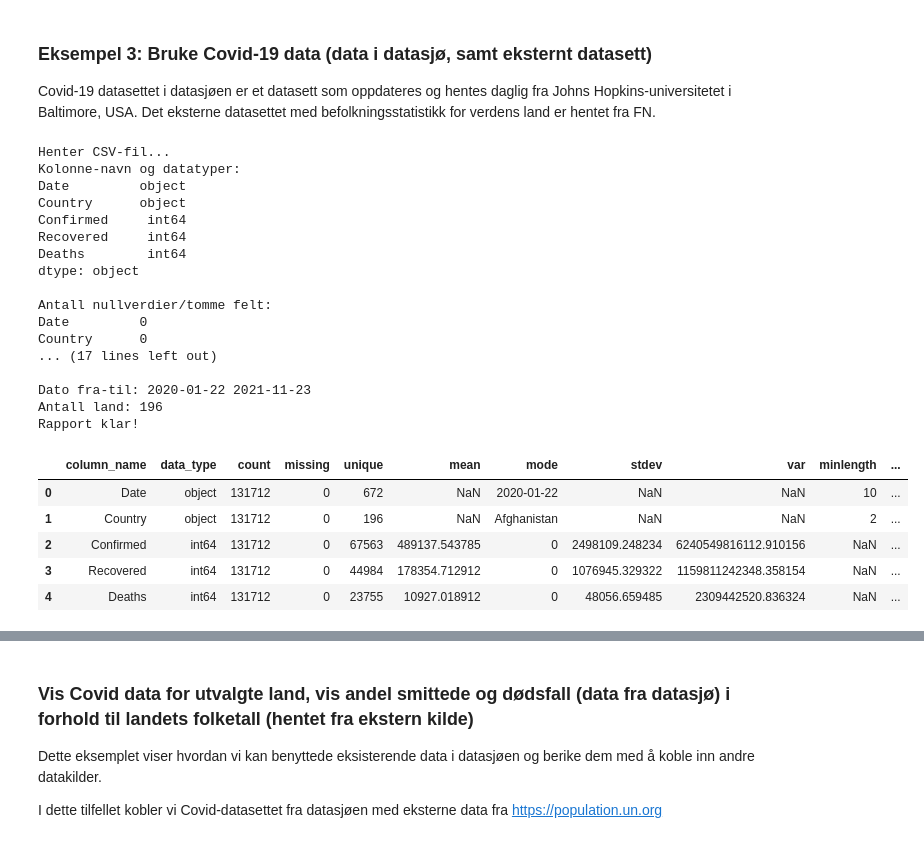
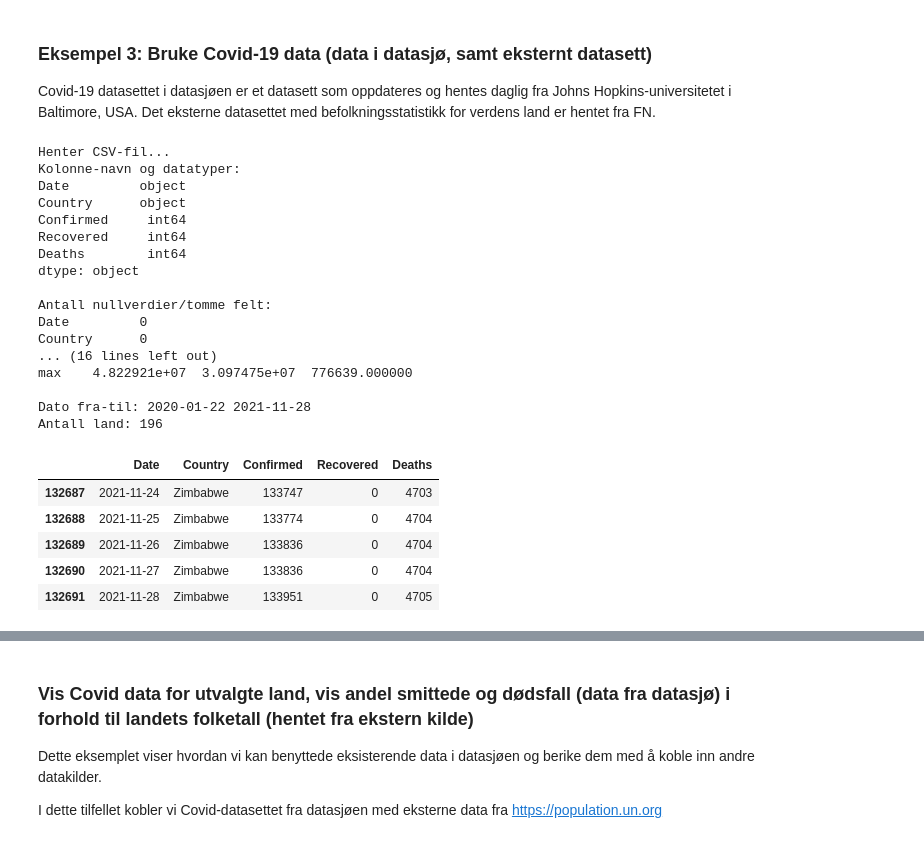
Before and after one commit to datadeling/poc_oss, a Jupyter notebook: notebooks/DataFabrikken_2_0_Demo.ipynb, the cells around one changed output, grey strips where cells are left out. Drawn from its saved outputs; the diff is of its cells as text; code cells hidden in the pictures.

```diff
--- a/notebooks/DataFabrikken_2_0_Demo.ipynb
+++ b/notebooks/DataFabrikken_2_0_Demo.ipynb
@@ -444,44 +401,44 @@ df = dl.get_data('Covid-19/covid_19_daily_data.csv')
 # Se på litt statistikk om datasettet
 print('Kolonne-navn og datatyper:')
 print(df.dtypes)
 print('\nAntall nullverdier/tomme felt:')
 print(df.isnull().sum())
 print('\nKolonner i datasettet:', df.columns)
 print('\nLitt statistikk på numeriske kolonner i datasettet:', df.columns)
 print(df.describe()) # Vis statistikk på numeriske kolonner
 print('\nDato fra-til:', np.min(df['Date']), np.max(df['Date']))
 print('Antall land:', df['Country'].nunique())
 
 # Vis noen rader fra DataFame vi har hentet fra datasjø
 df.tail()
 
 # Hent info om datasettet (TODO: Bytt ut med pandas_profiling?)
-dataset_properties = dl.create_file_properties_extended()
-dataset_properties
+# dataset_properties = dl.create_file_properties_extended()
+# dataset_properties
 # %% [output]
 Henter CSV-fil...
 Kolonne-navn og datatyper:
 Date         object
 Country      object
 Confirmed     int64
 Recovered     int64
 Deaths        int64
 dtype: object
 
 Antall nullverdier/tomme felt:
 Date         0
 Country      0
-... (17 lines left out)
+... (16 lines left out)
+max    4.822921e+07  3.097475e+07  776639.000000
 
-Dato fra-til: 2020-01-22 2021-11-23
+Dato fra-til: 2020-01-22 2021-11-28
 Antall land: 196
-Rapport klar!
-|  | column_name | data_type | count | missing | unique | mean | mode | stdev | var | minlength | ... |
-| 0 | Date | object | 131712 | 0 | 672 | NaN | 2020-01-22 | NaN | NaN | 10 | ... |
-| 1 | Country | object | 131712 | 0 | 196 | NaN | Afghanistan | NaN | NaN | 2 | ... |
-| 2 | Confirmed | int64 | 131712 | 0 | 67563 | 489137.543785 | 0 | 2498109.248234 | 6240549816112.910156 | NaN | ... |
-| 3 | Recovered | int64 | 131712 | 0 | 44984 | 178354.712912 | 0 | 1076945.329322 | 1159811242348.358154 | NaN | ... |
-| 4 | Deaths | int64 | 131712 | 0 | 23755 | 10927.018912 | 0 | 48056.659485 | 2309442520.836324 | NaN | ... |
+|  | Date | Country | Confirmed | Recovered | Deaths |
+| 132687 | 2021-11-24 | Zimbabwe | 133747 | 0 | 4703 |
+| 132688 | 2021-11-25 | Zimbabwe | 133774 | 0 | 4704 |
+| 132689 | 2021-11-26 | Zimbabwe | 133836 | 0 | 4704 |
+| 132690 | 2021-11-27 | Zimbabwe | 133836 | 0 | 4704 |
+| 132691 | 2021-11-28 | Zimbabwe | 133951 | 0 | 4705 |
 # %%
 dates = pd.to_datetime(df['Date'], format='%Y-%m-%d')
 df['Date_Converted'] = dates
```
Also changed, not shown: parts of 31 cells of this notebook.
